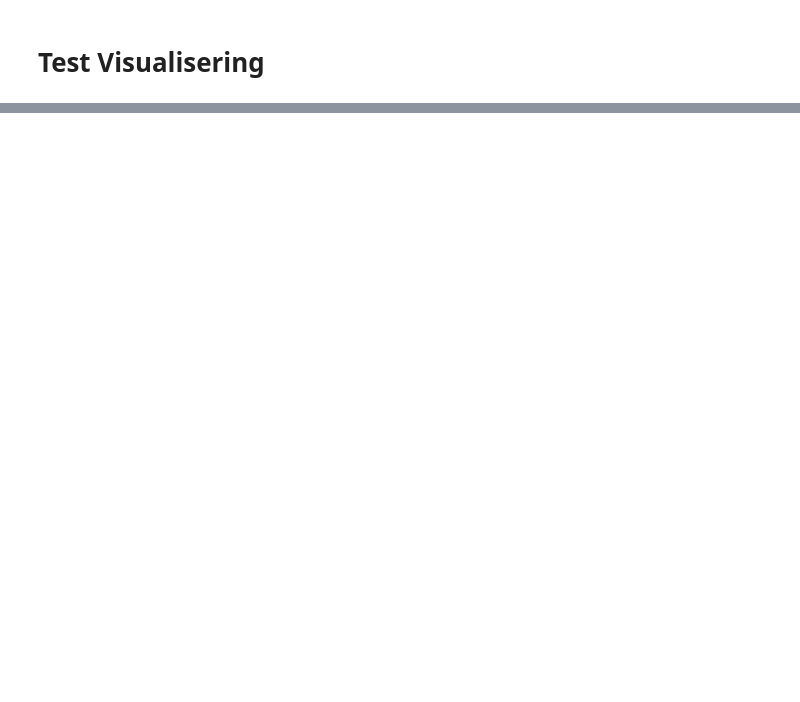
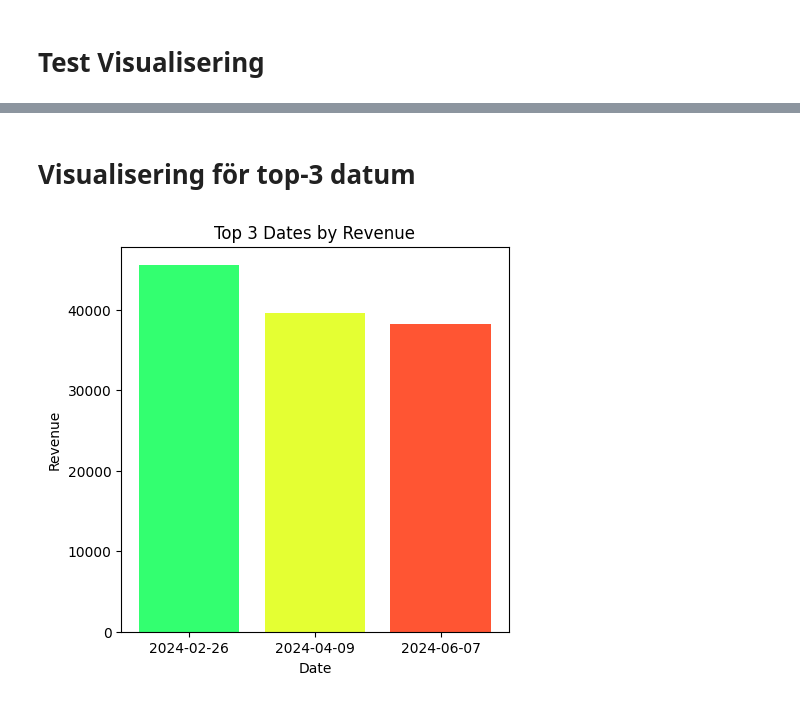
Before and after one commit to Tim-Ryd/goods-online, a Jupyter notebook: report.ipynb, the cells around one changed output, grey strips where cells are left out. Drawn from its saved outputs; the diff is of its cells as text; code cells hidden in the pictures; blank space fills up the shorter version.

```diff
--- a/report.ipynb
+++ b/report.ipynb
@@ -46,0 +26,7 @@ viz.revenue_per_city(sales_data_df)
+# %% [markdown]
+# Visualisering för top-3 datum
+# %%
+# Visualisering för top-3 datum
+viz.top_3_date_by_revenue_graph(sales_data_df)
+# %% [output]
+[figure, added]
```
Also changed, not shown: parts of 3 cells of this notebook, 1 other file.
